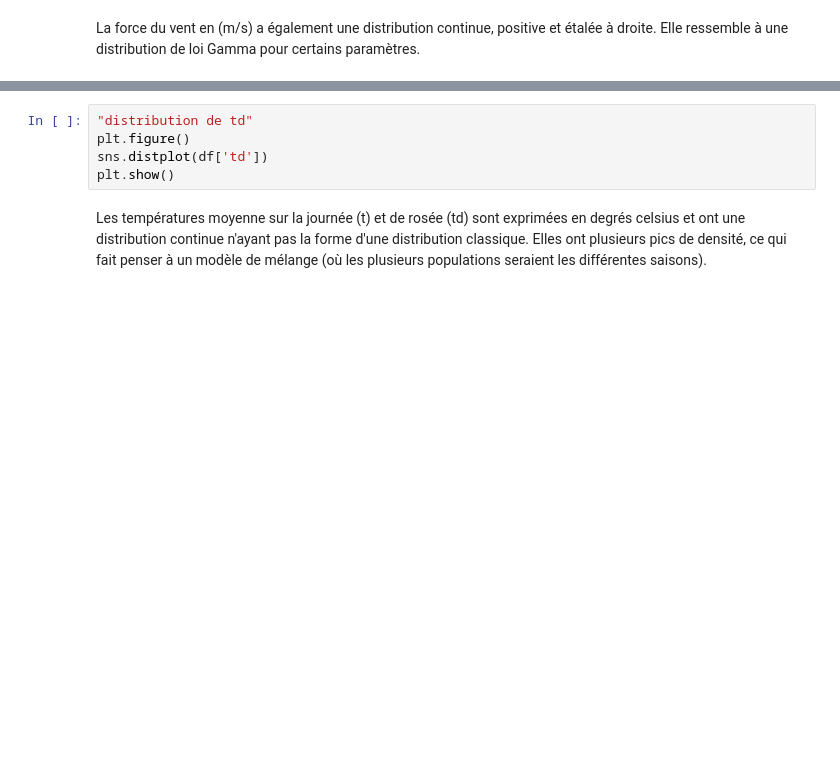
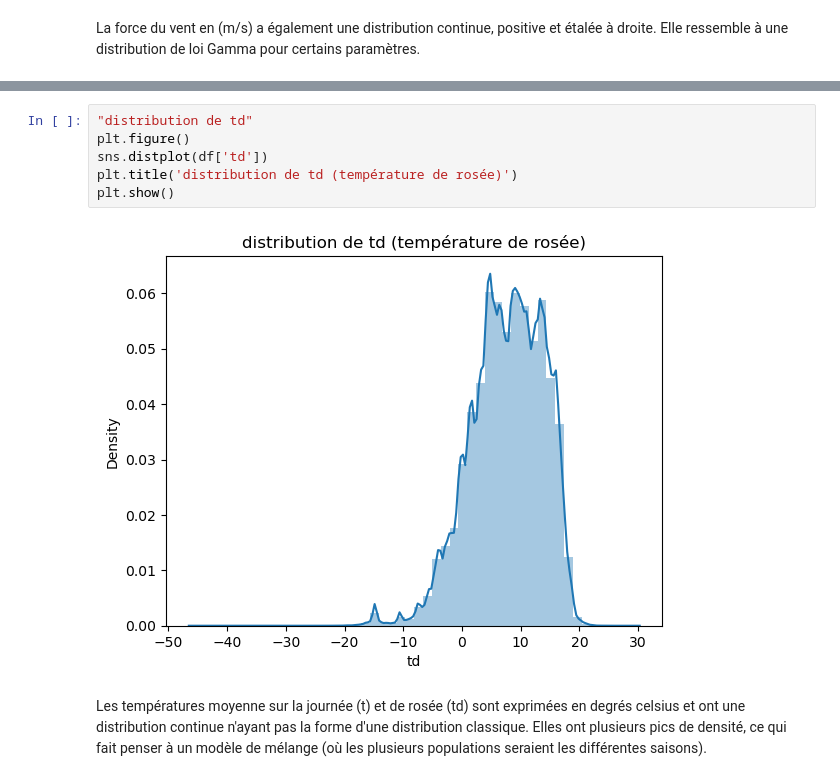
Before and after one commit to felixdechamps/ensae-prog2A, a Jupyter notebook: notebookincendies.ipynb, the cells around one changed output, grey strips where cells are left out. Saved outputs shown, nothing was run; the diff lists cells and outputs as text; blank space fills up the shorter version.

```diff
--- a/notebookincendies.ipynb
+++ b/notebookincendies.ipynb
@@ -592,8 +691,11 @@ plt.show()
 # %%
 "distribution de td"
 plt.figure()
 sns.distplot(df['td'])
+plt.title('distribution de td (température de rosée)')
 plt.show()
+# %% [output]
+[figure, added]
 # %% [markdown]
 Les températures moyenne sur la journée (t) et de rosée (td) sont exprimées en degrés celsius et ont une distribution continue n'ayant pas la forme d'une distribution classique. Elles ont plusieurs pics de densité, ce qui fait penser à un modèle de mélange (où les plusieurs populations seraient les différentes saisons).
 # %%
```
Also changed, not shown: parts of 33 cells of this notebook, 5 other files.
